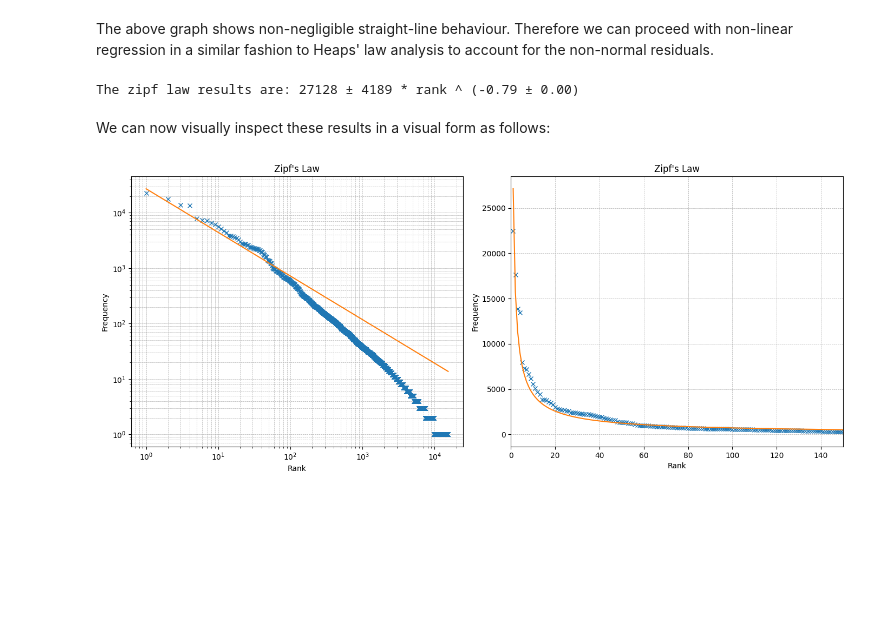
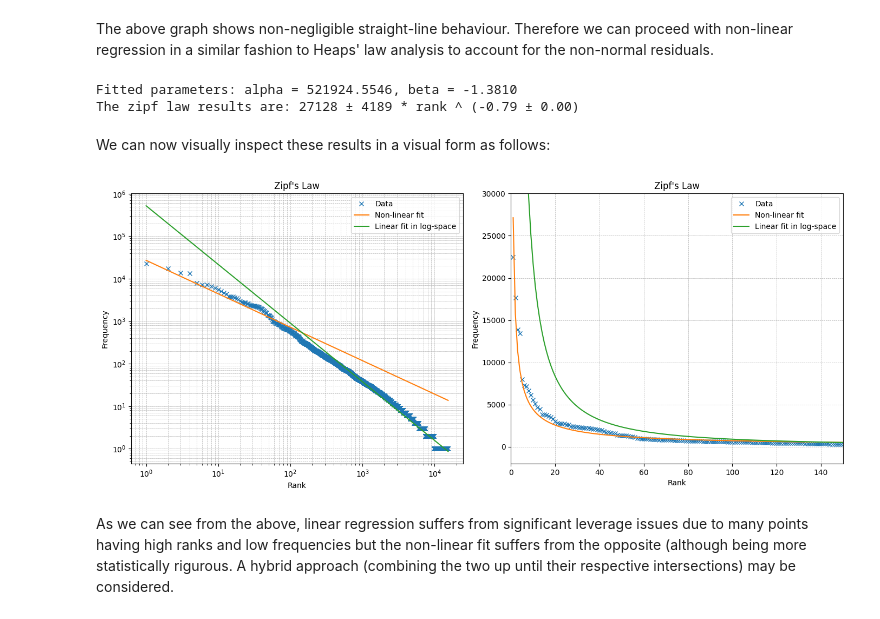
Before and after one commit to AimbotParce/MDS-IRRS-ZipfLaw, a Jupyter notebook: notebooks/Zipf.ipynb, the cells around one changed output. Saved outputs shown, nothing was run; the diff lists cells and outputs as text; code cells hidden in the pictures; blank space fills up the shorter version.

Commit message:
some zipf comments

```diff
--- a/notebooks/Zipf.ipynb
+++ b/notebooks/Zipf.ipynb
@@ -60,6 +60,15 @@ plt.show()
 # %% [markdown]
 The above graph shows non-negligible straight-line behaviour. Therefore we can proceed with non-linear regression in a similar fashion to Heaps' law analysis to account for the non-normal residuals.
 # %%
+from sklearn.linear_model import LinearRegression
+
+model = LinearRegression()
+model.fit(np.log(rank).reshape(-1, 1), np.log(counts).reshape(-1, 1))
+beta_ols = model.coef_[0][0]
+alpha_ols = np.exp(model.intercept_[0])
+print(f"Fitted parameters: alpha = {alpha_ols:.4f}, beta = {beta_ols:.4f}")
+
+
 from scipy.optimize import curve_fit
 
 def zipf(x, alpha, beta):
@@ -68,29 +77,36 @@ def zipf(x, alpha, beta):
 (alpha, beta), pcov = curve_fit(zipf, rank, counts)
 print(f"The zipf law results are: {alpha:.0f} ± {pcov[0][0]:.0f} * rank ^ ({beta:.2f} ± {pcov[1][1]:.2f})")
 # %% [output]
+Fitted parameters: alpha = 521924.5546, beta = -1.3810
 The zipf law results are: 27128 ± 4189 * rank ^ (-0.79 ± 0.00)
 # %% [markdown]
 We can now visually inspect these results in a visual form as follows:
-# %%
-
-fig, ax = plt.subplots(1, 2, figsize=(14, 6))
-ax[0].loglog(rank, counts, 'x')
-ax[0].plot(rank, alpha*rank**beta)
-ax[0].set_xlabel("Rank")
-ax[0].set_ylabel("Frequency")
-ax[0].set_title("Zipf's Law")
-ax[0].grid(True, which="both", linestyle="--", linewidth=0.5)
-
-
-ax[1].plot(rank, counts, 'x')
-ax[1].plot(rank, alpha*rank**beta)
-ax[1].set_xlim(0, 150)
-ax[1].set_xlabel("Rank")
-ax[1].set_ylabel("Frequency")
-ax[1].set_title("Zipf's Law")
-ax[1].grid(True, which="both", linestyle="--", linewidth=0.5)
-
-plt.tight_layout()
-plt.show()
-# %% [output]
-[figure, removed]
+# %%
+
+fig, ax = plt.subplots(1, 2, figsize=(14, 6))
+ax[0].loglog(rank, counts, 'x', label="Data")
+ax[0].plot(rank, alpha*rank**beta, label="Non-linear fit")
+ax[0].plot(rank, alpha_ols*rank**beta_ols, label="Linear fit in log-space")
+ax[0].set_xlabel("Rank")
+ax[0].set_ylabel("Frequency")
+ax[0].set_title("Zipf's Law")
+ax[0].grid(True, which="both", linestyle="--", linewidth=0.5)
+ax[0].legend()
+
+ax[1].plot(rank, counts, 'x', label="Data")
+ax[1].plot(rank, alpha*rank**beta, label="Non-linear fit")
+ax[1].plot(rank, alpha_ols*rank**beta_ols, label="Linear fit in log-space")
+ax[1].set_xlim(0, 150)
+ax[1].set_ylim(-2000, 30000)
+ax[1].set_xlabel("Rank")
+ax[1].set_ylabel("Frequency")
+ax[1].set_title("Zipf's Law")
+ax[1].grid(True, which="both", linestyle="--", linewidth=0.5)
+ax[1].legend()
+
+plt.tight_layout()
+plt.show()
+# %% [output]
+[figure, added]
+# %% [markdown]
+As we can see from the above, linear regression suffers from significant leverage issues due to many points having high ranks and low frequencies but the non-linear fit suffers from the opposite (although being more statistically rigurous. A hybrid approach (combining the two up until their respective intersections) may be considered.
```
